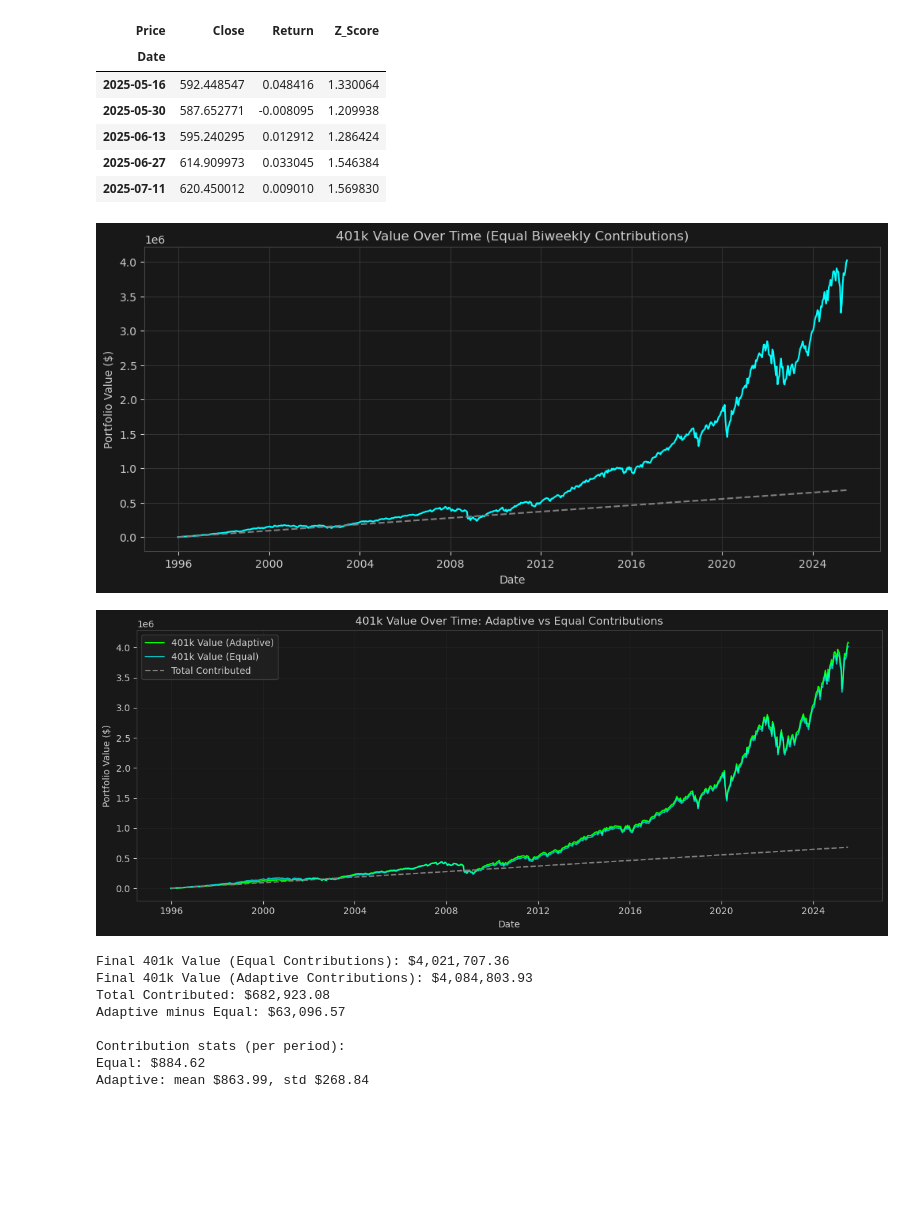
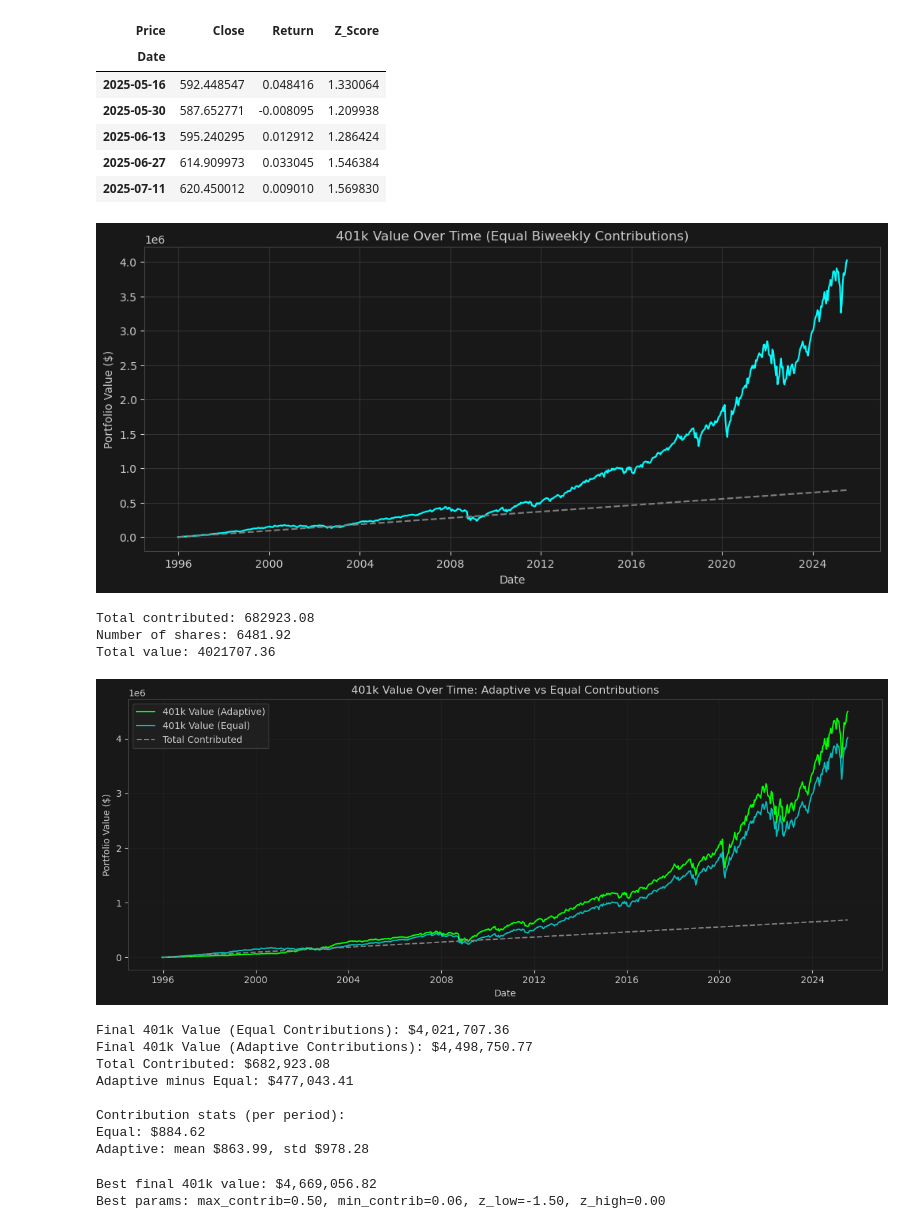
Before and after one commit to sagherian/investing, a Jupyter notebook: notebooks/401k_maximizer.ipynb, the cells around one changed output. Cells and saved outputs as stored; diff of their text form; code cells hidden in the pictures; blank space fills up the shorter version.

```diff
--- a/notebooks/401k_maximizer.ipynb
+++ b/notebooks/401k_maximizer.ipynb
@@ -16,8 +16,10 @@ current_year = datetime.today().year
 
 # IRS 401k annual contribution limit (2025, update as needed)
 max_yearly_contribution = 23000  # 2024 IRS limit, update for future years
-min_contribution_percent = 0.06
-max_contribution_percent = 0.12
+min_contribution_percent = 0.02
+max_contribution_percent = 0.50
+company_match_percent = 0.06
+min_contribution_percent = company_match_percent if company_match_percent > min_contribution_percent else min_contribution_percent
 z_threshold_low = -1.5  # Z-score threshold for low contributions
 z_threshold_high = 0.5  # Z-score threshold for high contributions
 
@@ -97,7 +99,7 @@ def simulate_equal_contributions(df, yearly_contribution, pay_periods_per_year):
     df['Total_Contributed'] = np.arange(1, len(df) + 1) * period_contribution
     return df
 
-spy_biweekly = simulate_equal_contributions(spy_biweekly, max_yearly_contribution, pay_periods_per_year, z_threshold_low, z_threshold_high)
+spy_biweekly = simulate_equal_contributions(spy_biweekly, max_yearly_contribution, pay_periods_per_year)
 
 
 # --- Plot the results ---
@@ -108,8 +110,16 @@ plt.title('401k Value Over Time (Equal Biweekly Contributions)')
 plt.xlabel('Date')
 plt.ylabel('Portfolio Value ($)')
 plt.show()
+
+# add twodecimal place only for the last row
+print('Total contributed:', spy_biweekly['Total_Contributed'].iloc[-1].round(2))
+print('Number of shares:', spy_biweekly['Equal_Contrib_Shares'].iloc[-1].round(2))
+print('Total value:', spy_biweekly['Equal_Contrib_Value'].iloc[-1].round(2))
 # %% [output]
 [figure]
+Total contributed: 682923.08
+Number of shares: 6481.92
+Total value: 4021707.36
 # %%
 # --- Adaptive Contribution Strategy: Z-Score Based ---
 def simulate_adaptive_contributions(spy_biweekly, max_yearly_contribution, pay_periods_per_year, min_percent, max_percent, z_low_thresh=-.5, z_high_thresh=0.5):
@@ -135,35 +145,35 @@ def simulate_adaptive_contributions(spy_biweekly, max_yearly_contribution, pay_p
         contribs.append(contrib)
         total_contrib += contrib
     # Scale all contributions to exactly match the annual max
     scale = (yearly_contribution * (periods // pay_periods_per_year)) / sum(contribs)
     contribs = [c * scale for c in contribs]
     shares = []
     total_shares = 0
     for i, (date, row) in enumerate(spy_biweekly.iterrows()):
         price = row['Close']
         buy_shares = contribs[i] / price if price > 0 else 0
         total_shares += buy_shares
         shares.append(total_shares)
     spy_biweekly['Adaptive_Contrib'] = contribs
     spy_biweekly['Adaptive_Shares'] = shares
     spy_biweekly['Adaptive_Value'] = spy_biweekly['Adaptive_Shares'] * spy_biweekly['Close']
     return spy_biweekly
 
-spy_biweekly = simulate_adaptive_contributions(spy_biweekly, max_yearly_contribution, pay_periods_per_year, min_contribution_percent, max_contribution_percent)
+spy_biweekly = simulate_adaptive_contributions(spy_biweekly, max_yearly_contribution, pay_periods_per_year, min_contribution_percent, max_contribution_percent, z_threshold_low, z_threshold_high)
 
 plt.figure(figsize=(12,5))
 plt.plot(spy_biweekly.index, spy_biweekly['Adaptive_Value'], label='401k Value (Adaptive)', color='lime')
 plt.plot(spy_biweekly.index, spy_biweekly['Equal_Contrib_Value'], label='401k Value (Equal)', color='cyan', alpha=0.7)
 plt.plot(spy_biweekly.index, spy_biweekly['Total_Contributed'], label='Total Contributed', color='gray', linestyle='--')
 plt.title('401k Value Over Time: Adaptive vs Equal Contributions')
 plt.xlabel('Date')
 plt.ylabel('Portfolio Value ($)')
 plt.legend()
 plt.grid(True, alpha=0.3)
 plt.tight_layout()
 plt.show()
 # %% [output]
-[figure, old version]
+[figure, new version]
 # %%
 # --- Results Comparison and Summary ---
 final_equal = spy_biweekly['Equal_Contrib_Value'].iloc[-1]
@@ -180,22 +190,22 @@ print("Equal: $%.2f" % (max_yearly_contribution / pay_periods_per_year))
 print("Adaptive: mean $%.2f, std $%.2f" % (spy_biweekly['Adaptive_Contrib'].mean(), spy_biweekly['Adaptive_Contrib'].std()))
 # %% [output]
 Final 401k Value (Equal Contributions): $4,021,707.36
-Final 401k Value (Adaptive Contributions): $4,084,803.93
+Final 401k Value (Adaptive Contributions): $4,498,750.77
 Total Contributed: $682,923.08
-Adaptive minus Equal: $63,096.57
+Adaptive minus Equal: $477,043.41
 
 Contribution stats (per period):
 Equal: $884.62
-Adaptive: mean $863.99, std $268.84
+Adaptive: mean $863.99, std $978.28
 # %%
 # --- Parameter Search: Find Optimal Adaptive Contribution Parameters ---
 from itertools import product
 
 # Parameter grid
-max_contrib_grid = np.arange(0.10, 0.51, 0.01)  # 10% to 50%
-min_contrib_grid = np.arange(0.01, 0.16, 0.01)  # 2% to 15%
-z_low_grid = np.arange(-1.5, 0.0, 0.1)         # -1.5 to 0
-z_high_grid = np.arange(0.0, 1.6, 0.1)        # 0 to 1.5
+max_contrib_grid = np.arange(0.10, max_contribution_percent + .01, 0.05)  # 10% to 50%
+min_contrib_grid = np.arange(min_contribution_percent, 0.16, 0.02)  # 2% to 15%
+z_low_grid = np.arange(-2.5, 0.0, 0.25)         # -1.5 to 0
+z_high_grid = np.arange(0.0, 2.6, 0.25 )        # 0 to 1.5
 
 best_val = -np.inf
 best_params = None
@@ -244,3 +254,6 @@ for max_c, min_c, z_low, z_high in product(max_contrib_grid, min_contrib_grid, z
 
 print(f"Best final 401k value: ${best_val:,.2f}")
 print(f"Best params: max_contrib={best_params[0]:.2f}, min_contrib={best_params[1]:.2f}, z_low={best_params[2]:.2f}, z_high={best_params[3]:.2f}")
+# %% [output]
+Best final 401k value: $4,669,056.82
+Best params: max_contrib=0.50, min_contrib=0.06, z_low=-1.50, z_high=0.00
```
Also changed, not shown: parts of 1 cell of this notebook, 5 other files.
